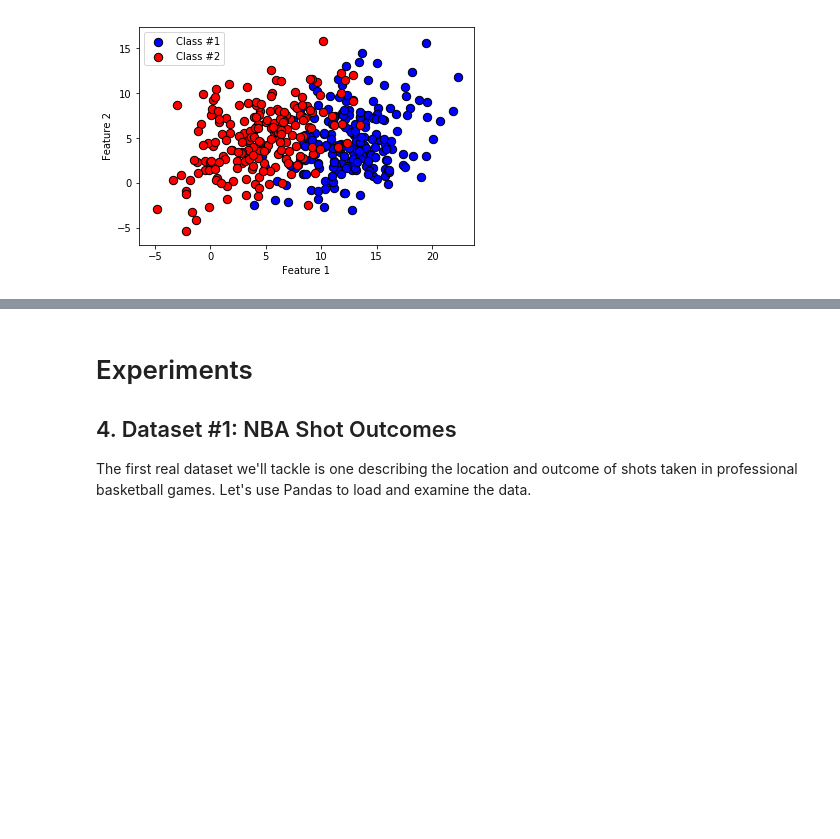
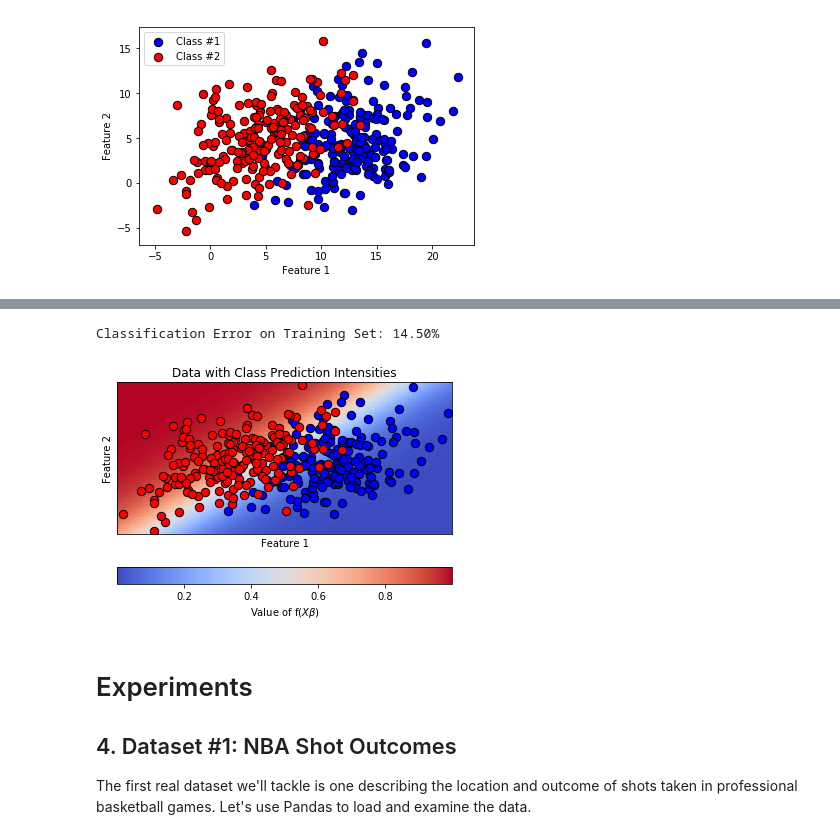
Before and after one commit to UCIDataLab/software_tutorial_notebooks, a Jupyter notebook: tensorflow_and_keras_tutorial.ipynb, the cells around one changed output, grey strips where cells are left out. Drawn from its saved outputs; the diff is of its cells as text; code cells hidden in the pictures; blank space fills up the shorter version.

```diff
--- a/tensorflow_and_keras_tutorial.ipynb
+++ b/tensorflow_and_keras_tutorial.ipynb
@@ -305,0 +322,15 @@ Classification Error on Training Set: 9.75%
+# %%
+n_input_dims = 3
+n_hidden_dims = 20
+
+# define feature vector
+X = tf.placeholder(dtype="float", shape=[None, n_input_dims])
+
+# define labels
+Y = tf.placeholder(dtype="float", shape=[None, 1])
+
+# define parameters
+params = {'beta1': tf.Variable(tf.random_normal([n_input_dims, n_hidden_dims], stddev=.001)),
+          'beta2': tf.Variable(tf.random_normal([n_hidden_dims, 1], stddev=.001)),
+          'b': tf.Variable(tf.random_normal([1, 1], stddev=.001))
+         }
@@ -305,0 +415,7 @@ Classification Error on Training Set: 9.75%
+# %%
+import keras.optimizers
+from keras.models import Sequential
+from keras.layers import Dense, Activation
+
+model = Sequential()
+model.add( Dense(units=1, activation="sigmoid", input_dim=n_input_dims, use_bias=False) )
@@ -305,0 +426,5 @@ Classification Error on Training Set: 9.75%
+# %%
+sgd = keras.optimizers.SGD(lr=0.0001*400)
+model.compile(optimizer=sgd, loss='binary_crossentropy', metrics=['accuracy'])
+# %%
+train_log = model.fit(features, class_labels, batch_size=features.shape[0], epochs=300)
@@ -306,3 +449,15 @@ Classification Error on Training Set: 9.75%
+# %%
+predictions = model.predict(features)
+print("Classification Error on Training Set: %.2f%%" %(calc_classification_error(predictions, class_labels) * 100))
+# %% [output]
+Classification Error on Training Set: 14.50%
+# %%
+beta = model.layers[0].get_weights()
+
+# generate the plot
+plot_classification_data(class1_features, class2_features, beta, logistic_flag=True)
+# %% [output]
+[figure, added]
 # %% [markdown]
 # Experiments
 
```
Also changed, not shown: parts of 42 cells of this notebook.
